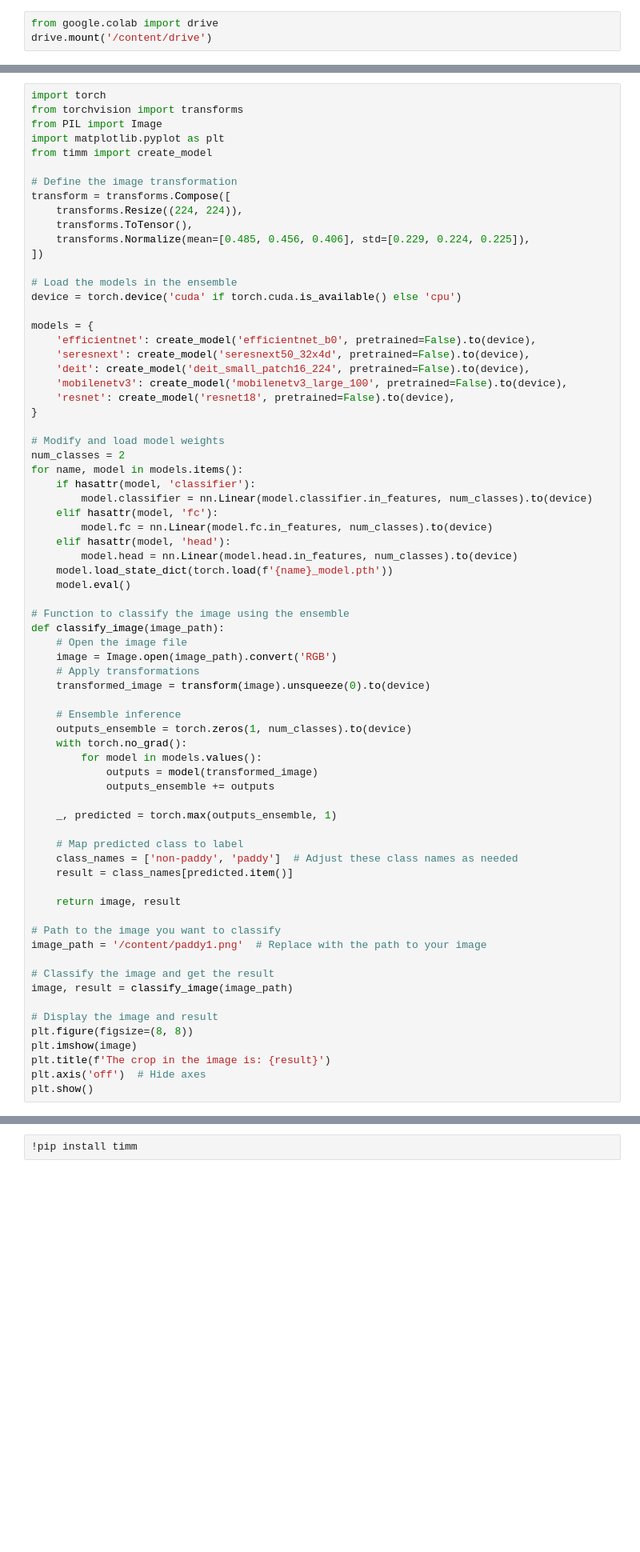
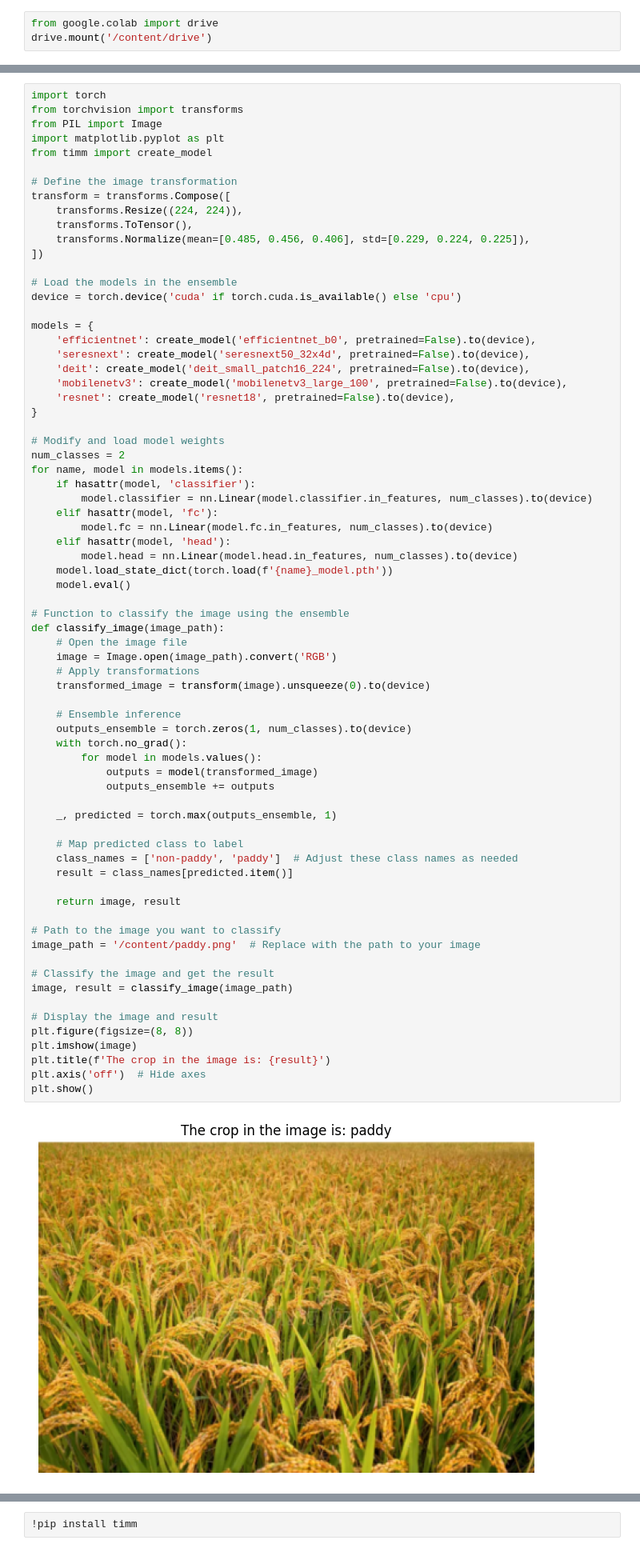
Before and after one commit to ananyanivarthi/Paddy, a Jupyter notebook: Final_Code.ipynb, the cells around one changed output, grey strips where cells are left out. Shown at 80% size. Cells and saved outputs as stored; diff of their text form; blank space fills up the shorter version.

```diff
--- a/Final_Code.ipynb
+++ b/Final_Code.ipynb
@@ -600,34 +685,36 @@ def classify_image(image_path):
     image = Image.open(image_path).convert('RGB')
     # Apply transformations
     transformed_image = transform(image).unsqueeze(0).to(device)
 
     # Ensemble inference
     outputs_ensemble = torch.zeros(1, num_classes).to(device)
     with torch.no_grad():
         for model in models.values():
             outputs = model(transformed_image)
             outputs_ensemble += outputs
 
     _, predicted = torch.max(outputs_ensemble, 1)
 
     # Map predicted class to label
     class_names = ['non-paddy', 'paddy']  # Adjust these class names as needed
     result = class_names[predicted.item()]
 
     return image, result
 
 # Path to the image you want to classify
-image_path = '/content/paddy1.png'  # Replace with the path to your image
+image_path = '/content/paddy.png'  # Replace with the path to your image
 
 # Classify the image and get the result
 image, result = classify_image(image_path)
 
 # Display the image and result
 plt.figure(figsize=(8, 8))
 plt.imshow(image)
 plt.title(f'The crop in the image is: {result}')
 plt.axis('off')  # Hide axes
 plt.show()
+# %% [output]
+[figure, added]
 # %%
 import torch.nn as nn
 from timm import create_model
```
Also changed, not shown: parts of 25 cells of this notebook.
